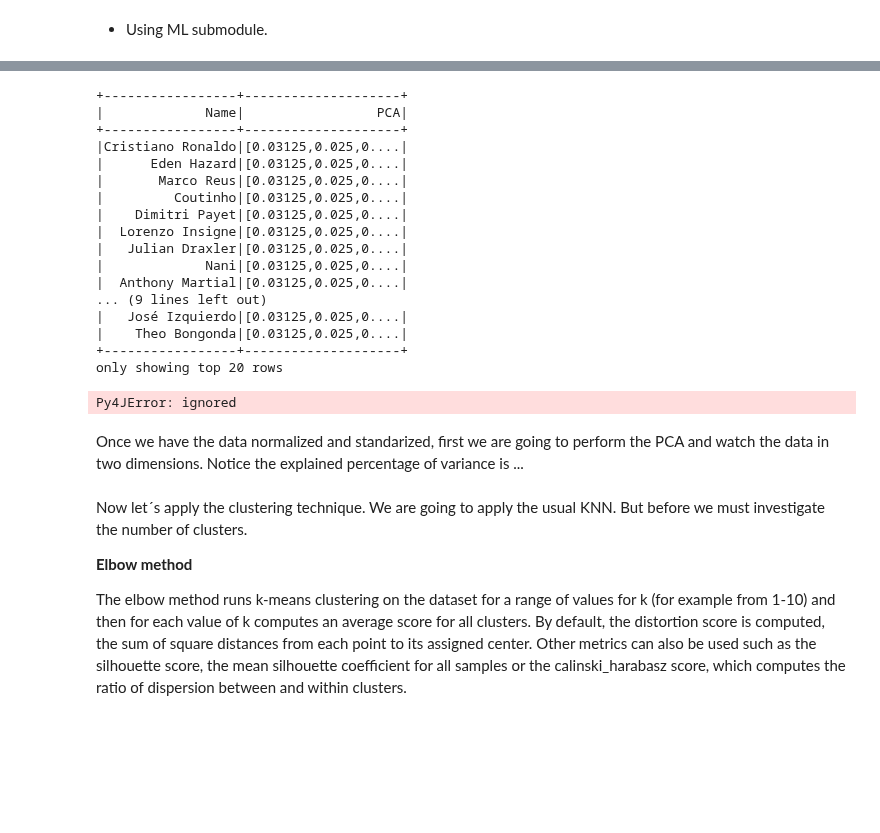
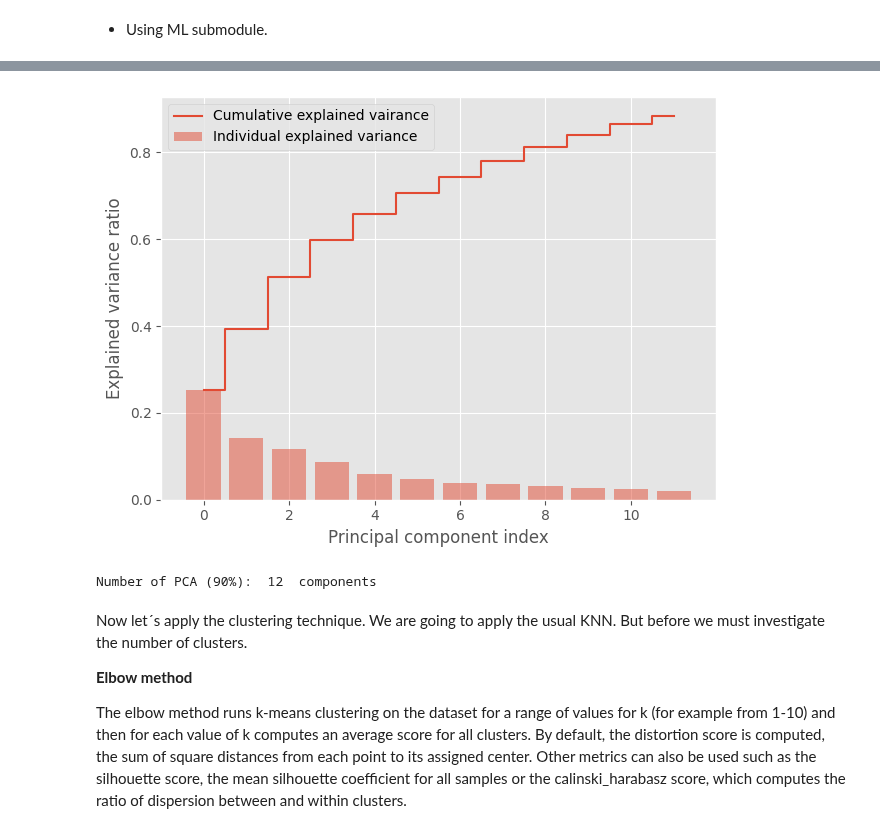
Before and after one commit to josefernandezest98/training, a Jupyter notebook: PySpark_Training/pyspark_training_notebook.ipynb, the cells around one changed output, grey strips where cells are left out. Drawn from its saved outputs; the diff is of its cells as text; code cells hidden in the pictures; blank space fills up the shorter version.

```diff
--- a/PySpark_Training/pyspark_training_notebook.ipynb
+++ b/PySpark_Training/pyspark_training_notebook.ipynb
@@ -936,41 +962,0 @@ AttributeError: ignored
-# %%
-from pyspark.sql.types import FloatType
-from pyspark.mllib.feature import Normalizer
-
-collection = []
-
-for column in indexed.columns[1:]:
-    data = indexed.select(column).collect()
-    normalizer = Normalizer(p=1.0)
-    l1NormData = normalizer.transform(data)
-    collection.append((l1NormData,))
-
-df_PCA = spark.createDataFrame(collection, ('PCA',))
-df_PCA = indexed.select("Name").join(df_PCA)
-df_PCA.show()
-# %% [output]
-+-----------------+--------------------+
-|             Name|                 PCA|
-+-----------------+--------------------+
-|Cristiano Ronaldo|[0.03125,0.025,0....|
-|      Eden Hazard|[0.03125,0.025,0....|
-|       Marco Reus|[0.03125,0.025,0....|
-|         Coutinho|[0.03125,0.025,0....|
-|    Dimitri Payet|[0.03125,0.025,0....|
-|  Lorenzo Insigne|[0.03125,0.025,0....|
-|   Julian Draxler|[0.03125,0.025,0....|
-|             Nani|[0.03125,0.025,0....|
-|  Anthony Martial|[0.03125,0.025,0....|
-... (9 lines left out)
-|   José Izquierdo|[0.03125,0.025,0....|
-|    Theo Bongonda|[0.03125,0.025,0....|
-+-----------------+--------------------+
-only showing top 20 rows
-# %%
-from pyspark.mllib.feature import PCA
-
-pca = PCA(k=2)
-model = pca.fit(df_PCA)
-transformed = model.transform(df_PCA)
-# %% [output]
-Py4JError: ignored
@@ -979,5 +963,28 @@ df_PCA_2.select(df_PCA_2.columns[1:])
-# %% [markdown]
-Once we have the data normalized and standarized, first we are going to perform the PCA and watch the data in two dimensions. Notice the explained percentage of variance is ...
+# %%
+def num_PCA(varianzas_individuales):
+    indice = 0
+    sum_total = 0
+    for varianza in varianzas_individuales:
+        sum_total = sum_total + varianza
+        indice = indice + 1
+        if sum_total > 0.9:
+            break
+    return indice
+
+def plotear_PCA(var_indiv, var_acum):
+    plt.bar(range(0,len(var_indiv)), var_indiv, alpha=0.5, align='center', label='Individual explained variance')
+    plt.step(range(0,len(var_indiv)), var_acum, where='mid',label='Cumulative explained vairance')
+    plt.ylabel('Explained variance ratio')
+    plt.xlabel('Principal component index')
+    plt.legend(loc='best')
+    plt.tight_layout()
+    plt.show()
+# %%
+plotear_PCA(model.explainedVariance, np.cumsum(model.explainedVariance))
+print('Number of PCA (90%): ', num_PCA(model.explainedVariance), ' components')
+# %% [output]
+[figure, added]
+Number of PCA (90%):  12  components
 # %% [markdown]
 Now let´s apply the clustering technique. We are going to apply the usual KNN. But before we must investigate the number of clusters.
 
```
Also changed, not shown: parts of 4 cells of this notebook.
